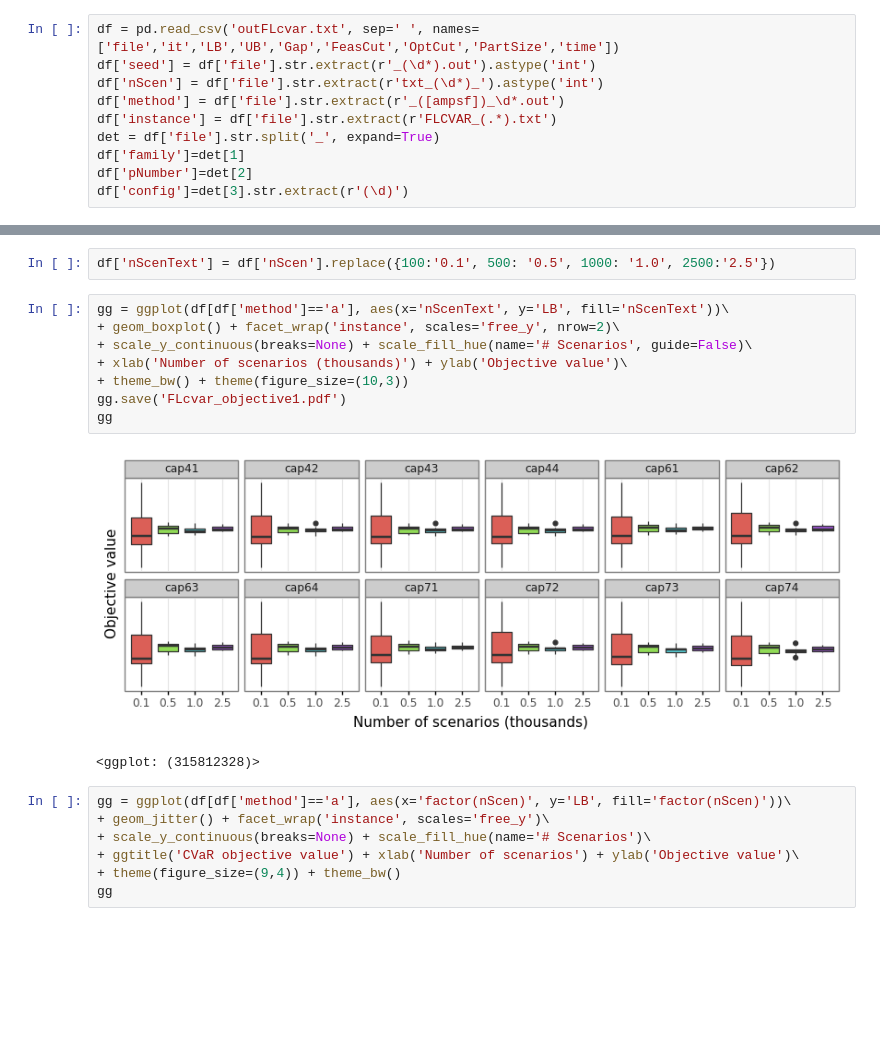
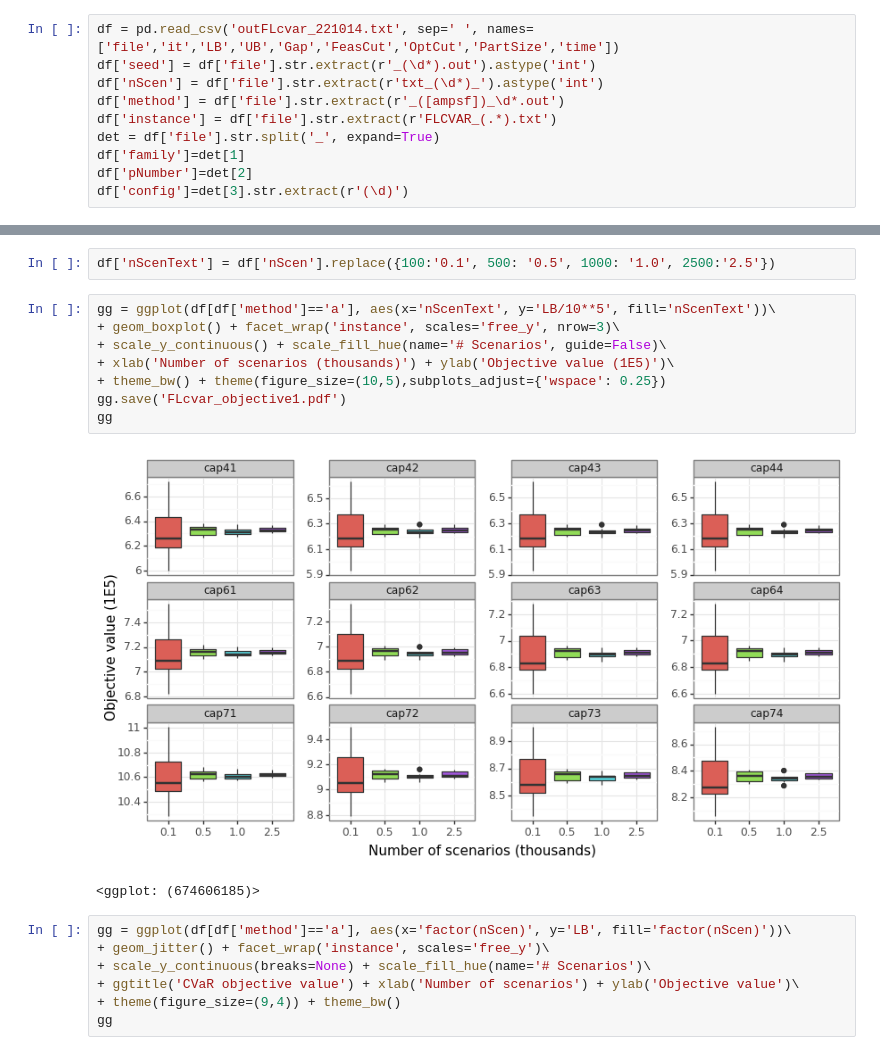
Before and after one commit to borelian/AdaptiveBenders, a Jupyter notebook: Analisis_Output_BendersPy_FLcvar.ipynb, the cells around one changed output, grey strips where cells are left out. Drawn from its saved outputs; the diff is of its cells as text; blank space fills up the shorter version.

Commit message:
final updates to figures

```diff
--- a/Analisis_Output_BendersPy_FLcvar.ipynb
+++ b/Analisis_Output_BendersPy_FLcvar.ipynb
@@ -3,7 +3,7 @@ import pandas as pd
 from plotnine import *
 import numpy as np
 # %%
-df = pd.read_csv('outFLcvar.txt', sep=' ', names=['file','it','LB','UB','Gap','FeasCut','OptCut','PartSize','time'])
+df = pd.read_csv('outFLcvar_221014.txt', sep=' ', names=['file','it','LB','UB','Gap','FeasCut','OptCut','PartSize','time'])
 df['seed'] = df['file'].str.extract(r'_(\d*).out').astype('int')
 df['nScen'] = df['file'].str.extract(r'txt_(\d*)_').astype('int')
 df['method'] = df['file'].str.extract(r'_([ampsf])_\d*.out')
@@ -380,16 +394,16 @@ nScen &           &         &           &         &         &          \\
 # %%
 df['nScenText'] = df['nScen'].replace({100:'0.1', 500: '0.5', 1000: '1.0', 2500:'2.5'})
 # %%
-gg = ggplot(df[df['method']=='a'], aes(x='nScenText', y='LB', fill='nScenText'))\
-+ geom_boxplot() + facet_wrap('instance', scales='free_y', nrow=2)\
-+ scale_y_continuous(breaks=None) + scale_fill_hue(name='# Scenarios', guide=False)\
-+ xlab('Number of scenarios (thousands)') + ylab('Objective value')\
-+ theme_bw() + theme(figure_size=(10,3))
+gg = ggplot(df[df['method']=='a'], aes(x='nScenText', y='LB/10**5', fill='nScenText'))\
++ geom_boxplot() + facet_wrap('instance', scales='free_y', nrow=3)\
++ scale_y_continuous() + scale_fill_hue(name='# Scenarios', guide=False)\
++ xlab('Number of scenarios (thousands)') + ylab('Objective value (1E5)')\
++ theme_bw() + theme(figure_size=(10,5),subplots_adjust={'wspace': 0.25})
 gg.save('FLcvar_objective1.pdf')
 gg
 # %% [output]
-[figure, old version]
+[figure, new version]
-<ggplot: (315812328)>
+<ggplot: (674606185)>
 # %%
 gg = ggplot(df[df['method']=='a'], aes(x='factor(nScen)', y='LB', fill='factor(nScen)'))\
 + geom_jitter() + facet_wrap('instance', scales='free_y')\
```
Also changed, not shown: parts of 6 cells of this notebook, 2 other files.
